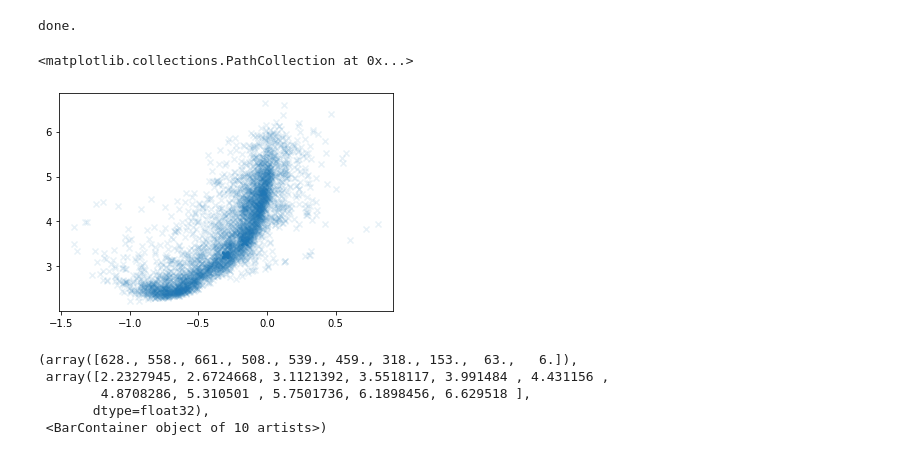
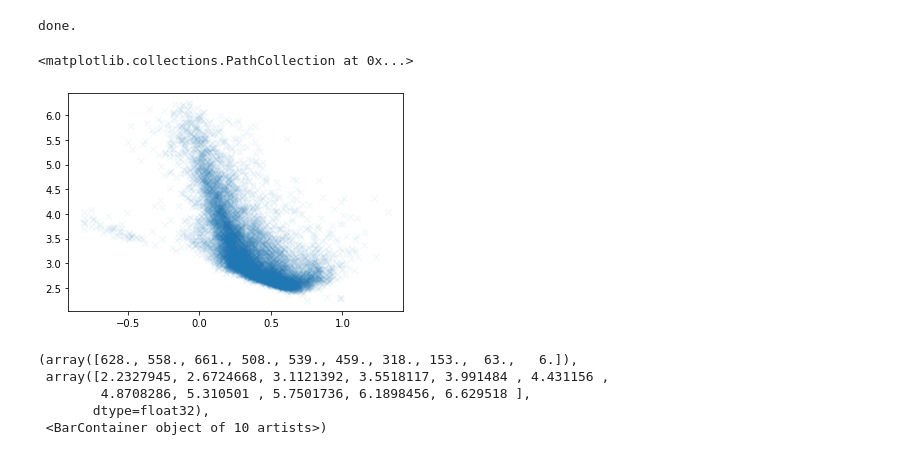
Before and after one commit to prob-ml/bliss, a Jupyter notebook: case_studies/starnet/decaps/decaps_results.ipynb, the cells around one changed output. Cells and saved outputs as stored; diff of their text form; code cells hidden in the pictures.

```diff
--- a/case_studies/starnet/decaps/decaps_results.ipynb
+++ b/case_studies/starnet/decaps/decaps_results.ipynb
@@ -50,22 +50,20 @@ overrides = [f"{key}={value}" for key, value in overrides.items()]
 with initialize(config_path="../../../config"):
     cfg = compose("config", overrides=overrides)
 # %%
-cfg.model.decoder.kwargs.update({'n_bands': 1,
+cfg.model.decoder.kwargs.update({'n_bands': 2,
                                  'slen': 300,
                                  'tile_slen': 10,
                                  'ptile_slen': 30,
                                  'border_padding': 5,
                                  'max_sources': 3,
-                                 'background_values': [667.],
-                                 'psf_params_file': './psf/zband_psf_fitted.npy'})
+                                 'background_values': [667., 496.],
+                                 'psf_params_file': './psf/ziband_psf_fitted.npy'})
 
 cfg.model.encoder.kwargs.update({'ptile_slen': 20})
 
-cfg.dataset.kwargs.update({'n_batches': 40, 'batch_size': 1})
-
-cfg.training.update({'n_epochs': 100})
+cfg.dataset.kwargs.update({'n_batches': 40, 'batch_size': 4})
 # %%
-model_filename = './fits/starnet_decaps_z'
+model_filename = './fits/starnet_decaps_zi'
 
 sleep_net = sleep.SleepPhase(**cfg.model.kwargs)
 sleep_net.image_encoder.load_state_dict(torch.load(model_filename));
@@ -74,7 +72,8 @@ dataset = simulated.SimulatedDataset(**cfg.dataset.kwargs)
 # %%
 sleep_net.train();
 
-for i in range(100):
+for i in range(20):
+    print(i)
     batch = dataset.get_batch()
     tmp = batch['images']
     map_est_sleep = sleep_net.image_encoder.map_estimate(tmp.cpu(),
@@ -121,11 +123,11 @@ x1 = 20
 # x0 = border_padding
 # x1 = border_padding
 # %%
-# image = torch.Tensor(np.load('./aligned_image_zi.npy'))
+image = torch.Tensor(np.load('./aligned_image_zi.npy'))
 
-# slen = 300
-# x0 = 20
-# x1 = 20
+slen = 300
+x0 = 20
+x1 = 20
 # %%
 test_image = plotting.crop_image(image,
                                  x0 - border_padding,
@@ -335,13 +338,13 @@ print('done.')
 # %% [output]
 done.
 # %%
-plt.scatter(log_fluxes[:, 1] - log_fluxes[:, 0],
+plt.scatter(- log_fluxes[:, 1] + log_fluxes[:, 0],
             log_fluxes[:, 1],
-            alpha = 0.1,
+            alpha = 0.05,
             marker = 'x')
 # %% [output]
 <matplotlib.collections.PathCollection at 0x...>
-[figure, old version]
+[figure, new version]
 # %%
 plt.hist(log_fluxes[:, 1])
 # %% [output]
```
Also changed, not shown: parts of 7 cells of this notebook, 6 other files.
